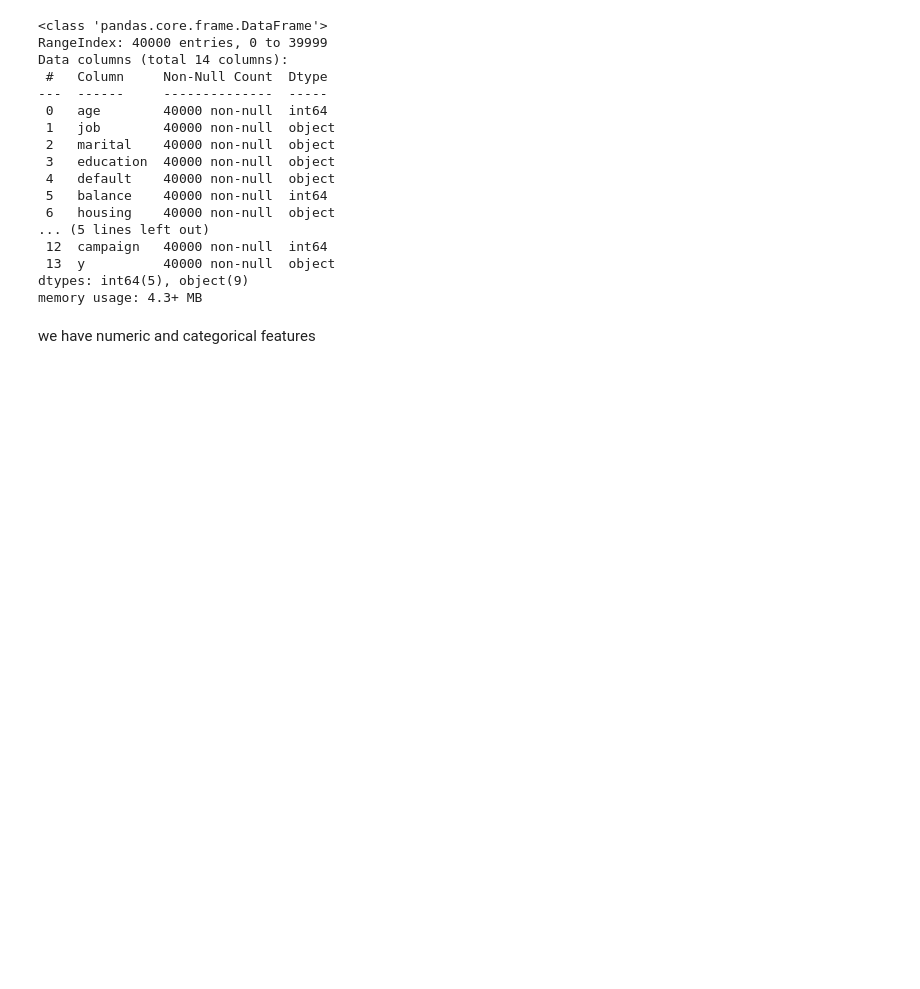
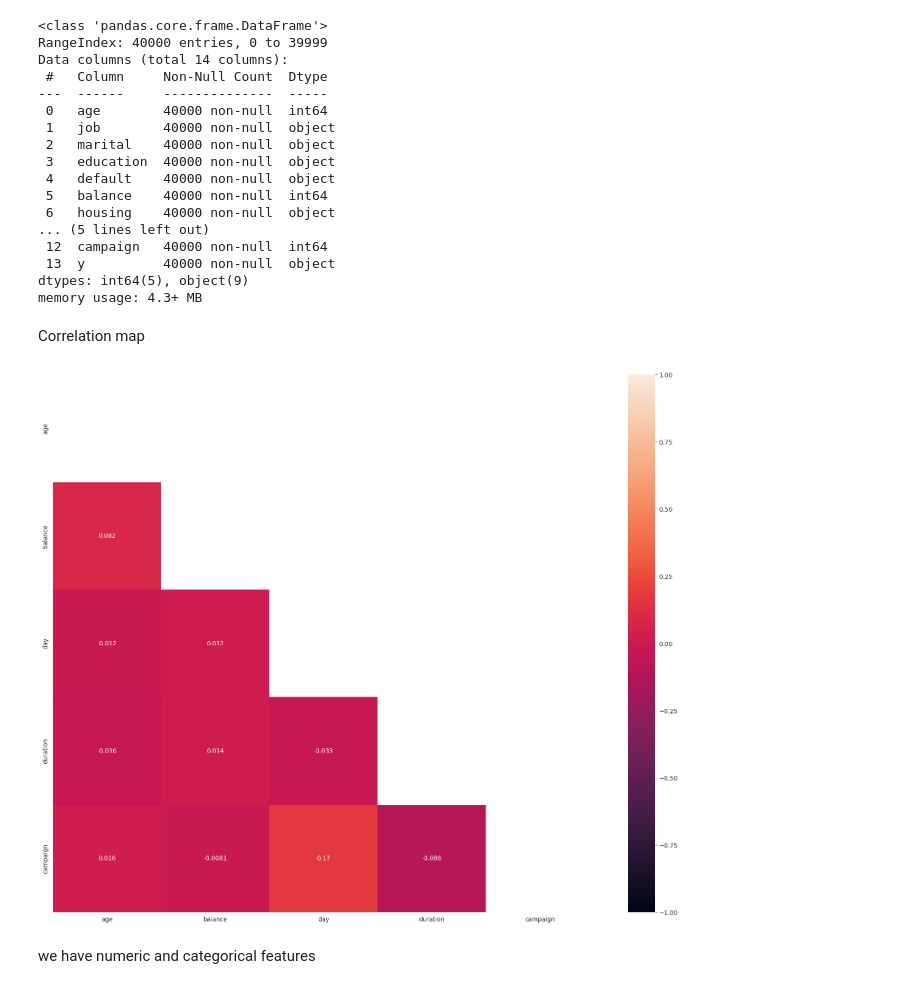
Before and after one commit to gbangout-apziva/term-deposit, a Jupyter notebook: termdeposit.ipynb, the cells around one changed output. Saved outputs shown, nothing was run; the diff lists cells and outputs as text; code cells hidden in the pictures; blank space fills up the shorter version.

```diff
--- a/termdeposit.ipynb
+++ b/termdeposit.ipynb
@@ -91,6 +97,16 @@ Data columns (total 14 columns):
  13  y          40000 non-null  object
 dtypes: int64(5), object(9)
 memory usage: 4.3+ MB
+# %% [markdown]
+Correlation map
+# %%
+fig, ax = plt.subplots(figsize=(20, 16))
+df_corr = df.corr(method="pearson")
+mask = np.zeros_like(np.array(df_corr))
+mask[np.triu_indices_from(mask)] = True
+ax = sns.heatmap(df_corr, mask=mask,annot=True,vmin=-1, vmax=1)
+# %% [output]
+[figure, added]
 # %% [markdown]
 we have numeric and categorical features
 # %%
```
Also changed, not shown: parts of 53 cells of this notebook.
